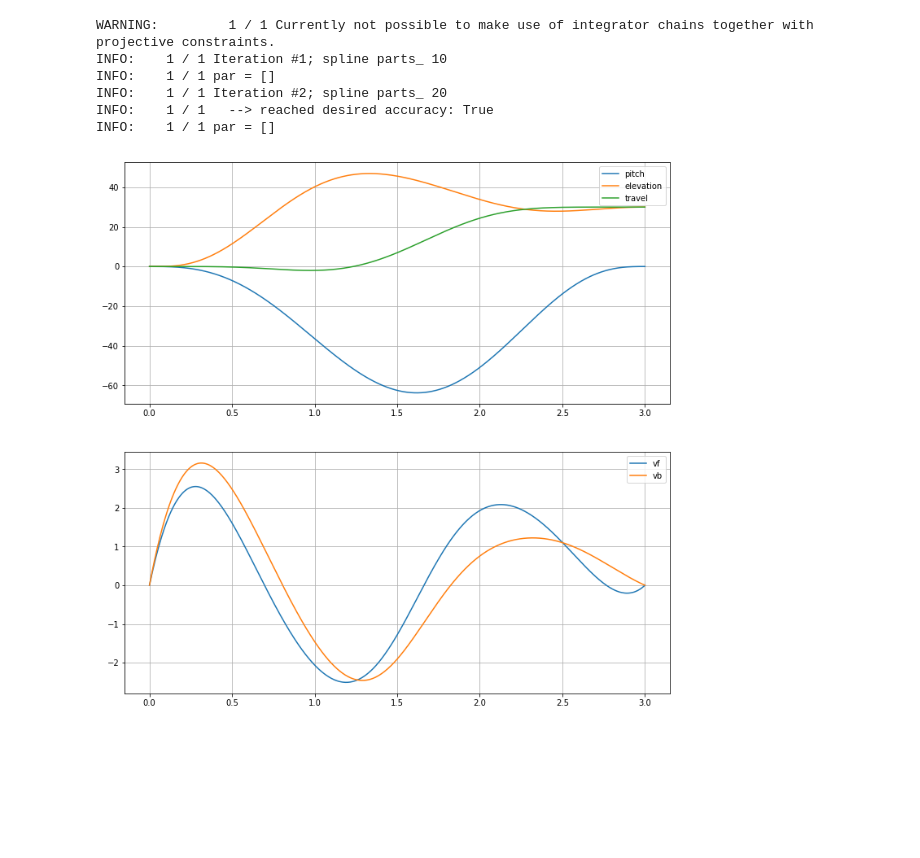
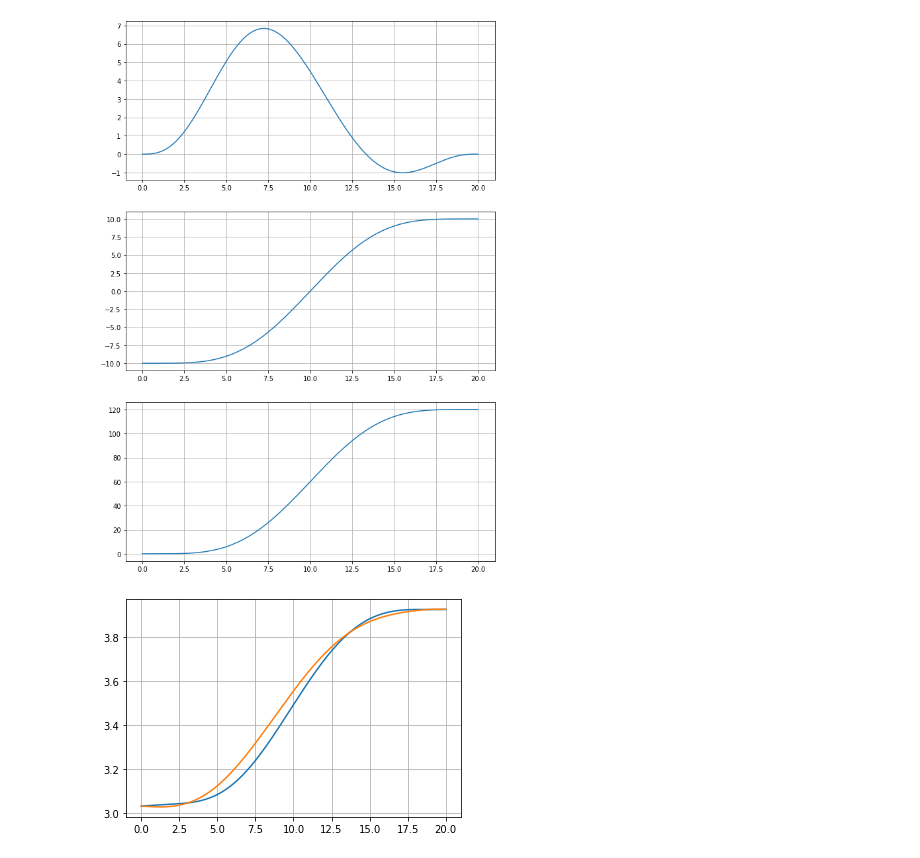
Before and after one commit to Rojetto/helicopter_thesis_code, a Jupyter notebook: scripts/plan_trajectory.ipynb, the cells around one changed output. Drawn from its saved outputs; the diff is of its cells as text; code cells hidden in the pictures; blank space fills up the shorter version.

```diff
--- a/scripts/plan_trajectory.ipynb
+++ b/scripts/plan_trajectory.ipynb
@@ -30,46 +7,0 @@ from gui.TrajectoryFrame import TypePolynomialFlatness, TypeOperatingPoint
-# %%
-# Versuch, PyTrajectory zu verwenden
-ta = 0.0
-tb = 3.0
-xa = [0.0, 0.0, 0.0, 0.0, 0.0, 0.0]
-xb = [0.0, 30/180*np.pi, 30/180*np.pi, 0.0, 0.0, 0.0]
-
-# cons = {"x0": [-80/180*np.pi, 80/180*np.pi],
-#         "x1": [-70/180*np.pi, 70/180*np.pi],
-#         "x2": [-120/180*np.pi, 120/180*np.pi]}
-#cons = {"u1": [-0.1, 5.0],
-#        "u2": [-0.1, 5.0]}
-cons = {}
-
-problem = TransitionProblem(f, a=ta, b=tb, xa=xa, xb=xb, constraints=cons)
-sol = problem.solve()
-# %% [output]
-WARNING:         1 / 1 Currently not possible to make use of integrator chains together with projective constraints.
-INFO:    1 / 1 Iteration #1; spline parts_ 10
-INFO:    1 / 1 par = []
-INFO:    1 / 1 Iteration #2; spline parts_ 20
-INFO:    1 / 1   --> reached desired accuracy: True
-INFO:    1 / 1 par = []
-# %%
-x_callable = sol[0]
-u_callable = sol[1]
-
-ts = np.linspace(ta, tb, 1500)
-xs = np.array([x_callable(t) for t in ts])
-us = np.array([u_callable(t) for t in ts])
-
-figure(figsize=(12, 12))
-subplot(211)
-plot(ts, xs[:, 0]/np.pi*180, label="pitch")
-plot(ts, xs[:, 1]/np.pi*180, label="elevation")
-plot(ts, xs[:, 2]/np.pi*180, label="travel")
-legend()
-grid()
-
-subplot(212)
-plot(ts, us[:, 0], label="vf")
-plot(ts, us[:, 1], label="vb")
-legend()
-grid()
-# %% [output]
-[figure, removed]
@@ -93,3 +23,24 @@ traj_planner.travel_end = 120
 traj_planner.t_end = 20
 trajectory = traj_planner.generate()
 savemat(f"../matlab/e_-10_10_l_0_120_t_20.mat", trajectory.to_dict())
+# %%
+deg = np.pi / 180
+figure(figsize=(10, 15))
+subplot(311)
+plot(trajectory.t, trajectory.phi[:, 0] / deg)
+grid()
+subplot(312)
+plot(trajectory.t, trajectory.eps[:, 0] / deg)
+grid()
+subplot(313)
+plot(trajectory.t, trajectory.lamb[:, 0] / deg)
+grid()
+
+figure()
+plot(trajectory.t, trajectory.vf)
+plot(trajectory.t, trajectory.vb)
+grid()
+show()
+# %% [output]
+[figure, added]
+[figure, added]
```
Also changed, not shown: parts of 4 cells of this notebook, 11 other files.
